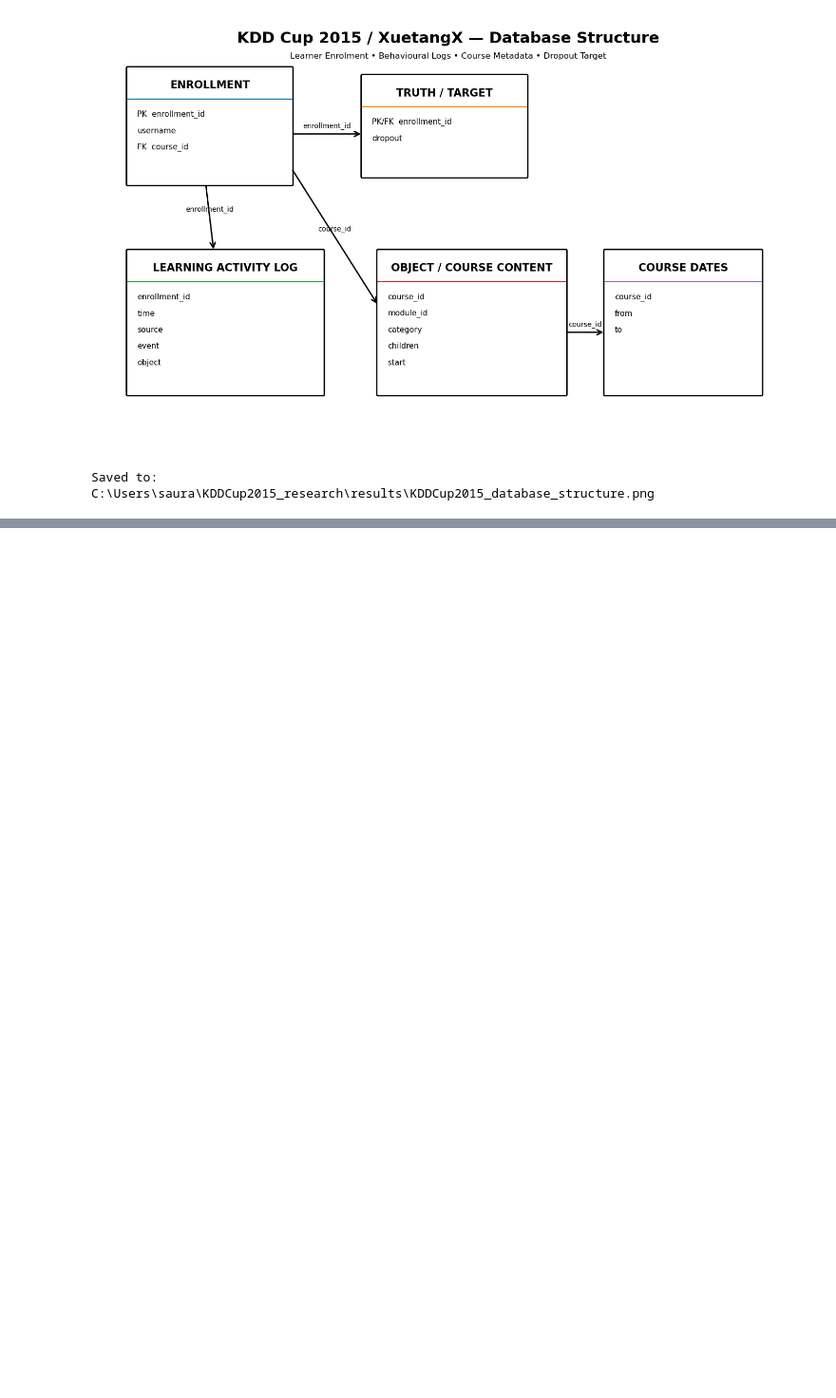
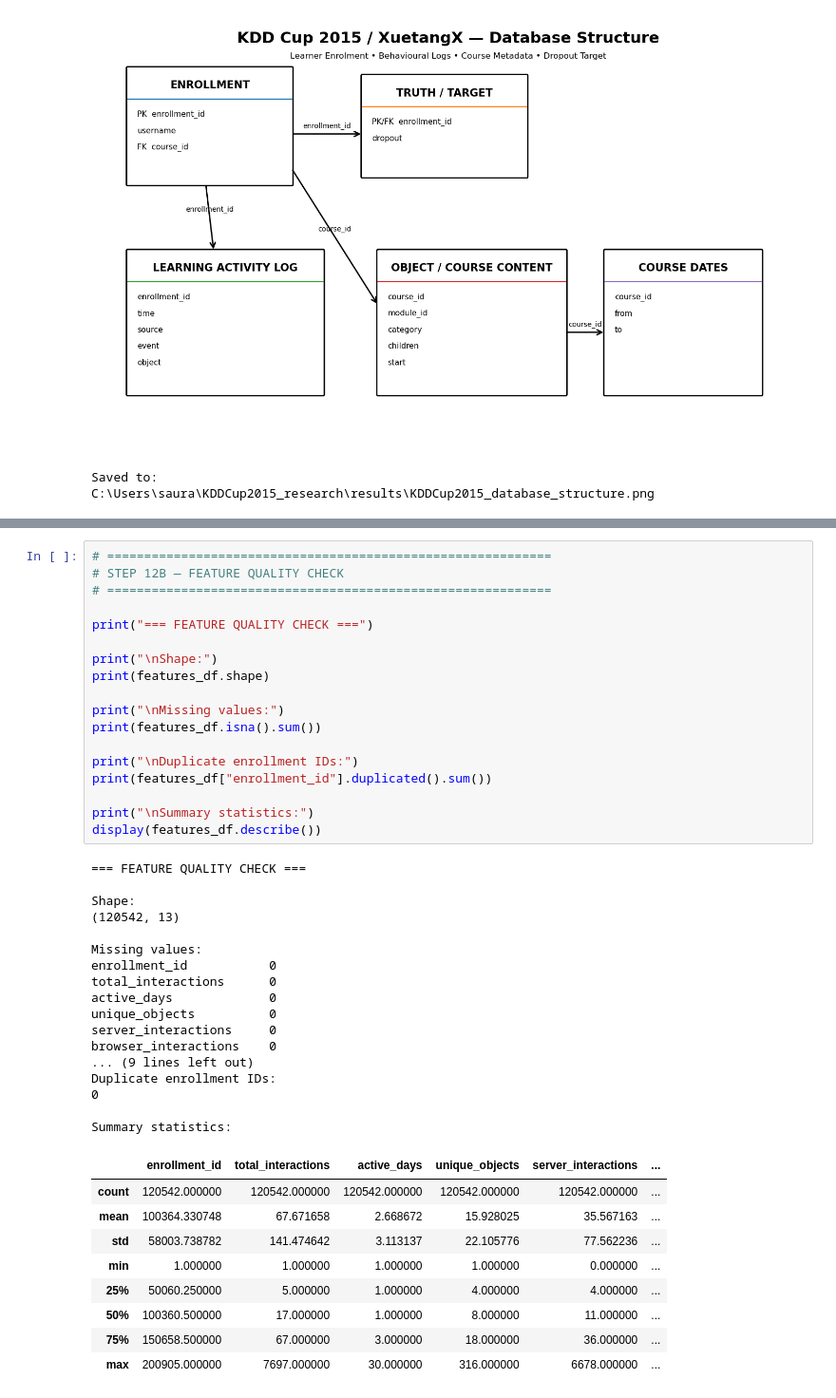
Before and after one commit to chruupee/MIT252503_OULAD_Research, a Jupyter notebook: KDDCup2015_research/notebooks/01_KDDCup2015_Data_Verification.ipynb, the cells around one changed output, grey strips where cells are left out. Shown at 95% size. Saved outputs shown, nothing was run; the diff lists cells and outputs as text; blank space fills up the shorter version.

```diff
--- a/KDDCup2015_research/notebooks/01_KDDCup2015_Data_Verification.ipynb
+++ b/KDDCup2015_research/notebooks/01_KDDCup2015_Data_Verification.ipynb
@@ -465,0 +782,45 @@ C:\Users\saura\KDDCup2015_research\results\KDDCup2015_database_structure.png
+# %%
+# ============================================================
+# STEP 12B — FEATURE QUALITY CHECK
+# ============================================================
+
+print("=== FEATURE QUALITY CHECK ===")
+
+print("\nShape:")
+print(features_df.shape)
+
+print("\nMissing values:")
+print(features_df.isna().sum())
+
+print("\nDuplicate enrollment IDs:")
+print(features_df["enrollment_id"].duplicated().sum())
+
+print("\nSummary statistics:")
+display(features_df.describe())
+# %% [output]
+=== FEATURE QUALITY CHECK ===
+
+Shape:
+(120542, 13)
+
+Missing values:
+enrollment_id           0
+total_interactions      0
+active_days             0
+unique_objects          0
+server_interactions     0
+browser_interactions    0
+... (9 lines left out)
+Duplicate enrollment IDs:
+0
+
+Summary statistics:
+|  | enrollment_id | total_interactions | active_days | unique_objects | server_interactions | ... |
+| count | 120542.000000 | 120542.000000 | 120542.000000 | 120542.000000 | 120542.000000 | ... |
+| mean | 100364.330748 | 67.671658 | 2.668672 | 15.928025 | 35.567163 | ... |
+| std | 58003.738782 | 141.474642 | 3.113137 | 22.105776 | 77.562236 | ... |
+| min | 1.000000 | 1.000000 | 1.000000 | 1.000000 | 0.000000 | ... |
+| 25% | 50060.250000 | 5.000000 | 1.000000 | 4.000000 | 4.000000 | ... |
+| 50% | 100360.500000 | 17.000000 | 1.000000 | 8.000000 | 11.000000 | ... |
+| 75% | 150658.500000 | 67.000000 | 3.000000 | 18.000000 | 36.000000 | ... |
+| max | 200905.000000 | 7697.000000 | 30.000000 | 316.000000 | 6678.000000 | ... |
```
Also changed, not shown: parts of 22 cells of this notebook.
